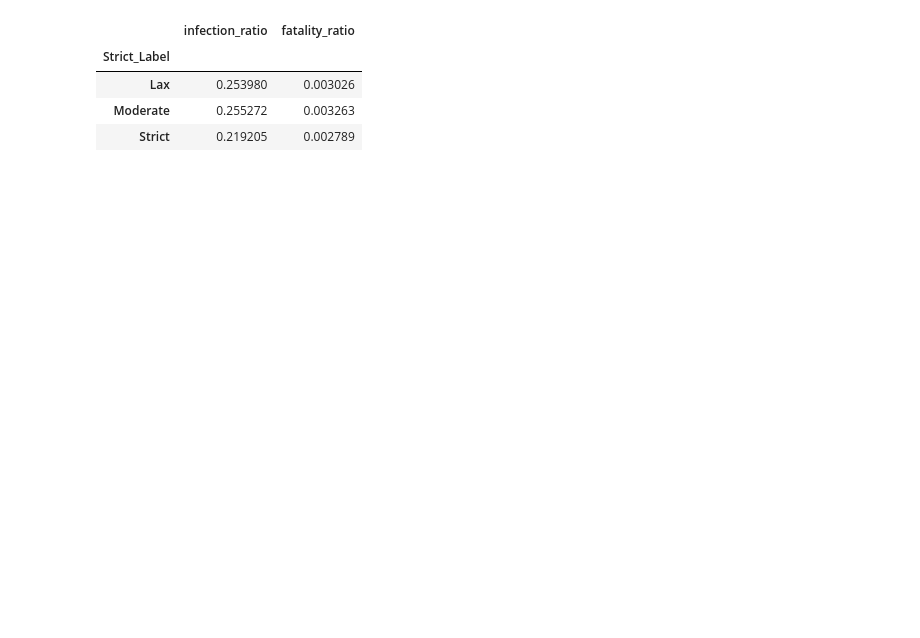
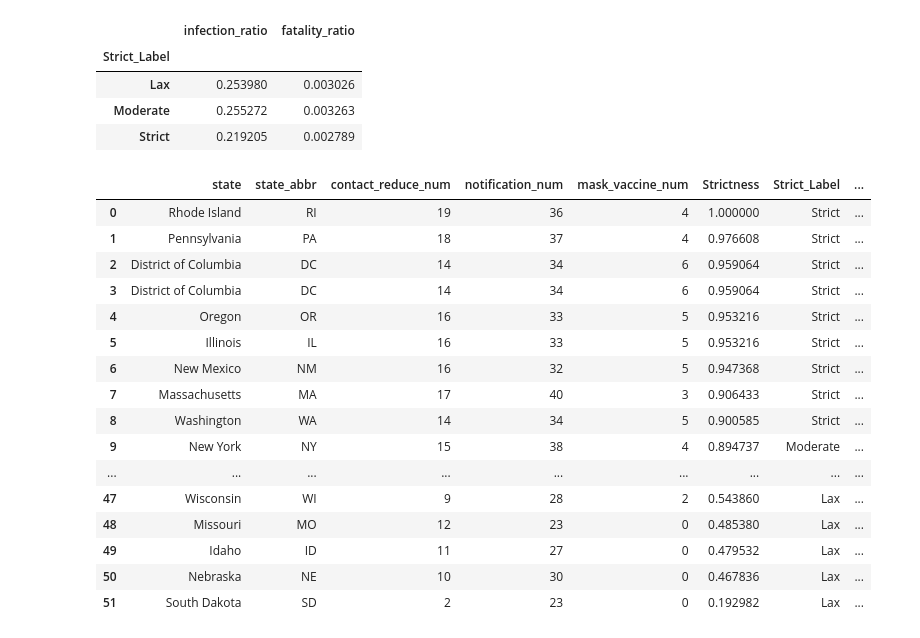
Before and after one commit to sacheth-sv/narrative_story_project, a Jupyter notebook: scratch.ipynb, the cells around one changed output. Saved outputs shown, nothing was run; the diff lists cells and outputs as text; code cells hidden in the pictures; blank space fills up the shorter version.

```diff
--- a/scratch.ipynb
+++ b/scratch.ipynb
@@ -86,6 +86,7 @@ for state_of_interest in states:
 
 state_policy_summary = pd.DataFrame({
     "state": states,
+    "state_abbr": df["POSTCODE"].iloc[4:].values,
     "contact_reduce_num": contact_reduce_num_list,
     "notification_num": notification_num_list,
     "mask_vaccine_num": mask_vaccine_num_list
@@ -139,3 +140,23 @@ state_policy_summary.groupby("Strict_Label")[["infection_ratio", "fatality_ratio
 | Strict | 0.219205 | 0.002789 |
 # %%
 state_policy_summary.to_csv("data/state_policy_summary.csv", index=False)
+# %%
+state_policy_summary
+# %% [output]
+|  | state | state_abbr | contact_reduce_num | notification_num | mask_vaccine_num | Strictness | Strict_Label | ... |
+| 0 | Rhode Island | RI | 19 | 36 | 4 | 1.000000 | Strict | ... |
+| 1 | Pennsylvania | PA | 18 | 37 | 4 | 0.976608 | Strict | ... |
+| 2 | District of Columbia | DC | 14 | 34 | 6 | 0.959064 | Strict | ... |
+| 3 | District of Columbia | DC | 14 | 34 | 6 | 0.959064 | Strict | ... |
+| 4 | Oregon | OR | 16 | 33 | 5 | 0.953216 | Strict | ... |
+| 5 | Illinois | IL | 16 | 33 | 5 | 0.953216 | Strict | ... |
+| 6 | New Mexico | NM | 16 | 32 | 5 | 0.947368 | Strict | ... |
+| 7 | Massachusetts | MA | 17 | 40 | 3 | 0.906433 | Strict | ... |
+| 8 | Washington | WA | 14 | 34 | 5 | 0.900585 | Strict | ... |
+| 9 | New York | NY | 15 | 38 | 4 | 0.894737 | Moderate | ... |
+| ... | ... | ... | ... | ... | ... | ... | ... | ... |
+| 47 | Wisconsin | WI | 9 | 28 | 2 | 0.543860 | Lax | ... |
+| 48 | Missouri | MO | 12 | 23 | 0 | 0.485380 | Lax | ... |
+| 49 | Idaho | ID | 11 | 27 | 0 | 0.479532 | Lax | ... |
+| 50 | Nebraska | NE | 10 | 30 | 0 | 0.467836 | Lax | ... |
+| 51 | South Dakota | SD | 2 | 23 | 0 | 0.192982 | Lax | ... |
```
Also changed, not shown: 3 other files.
